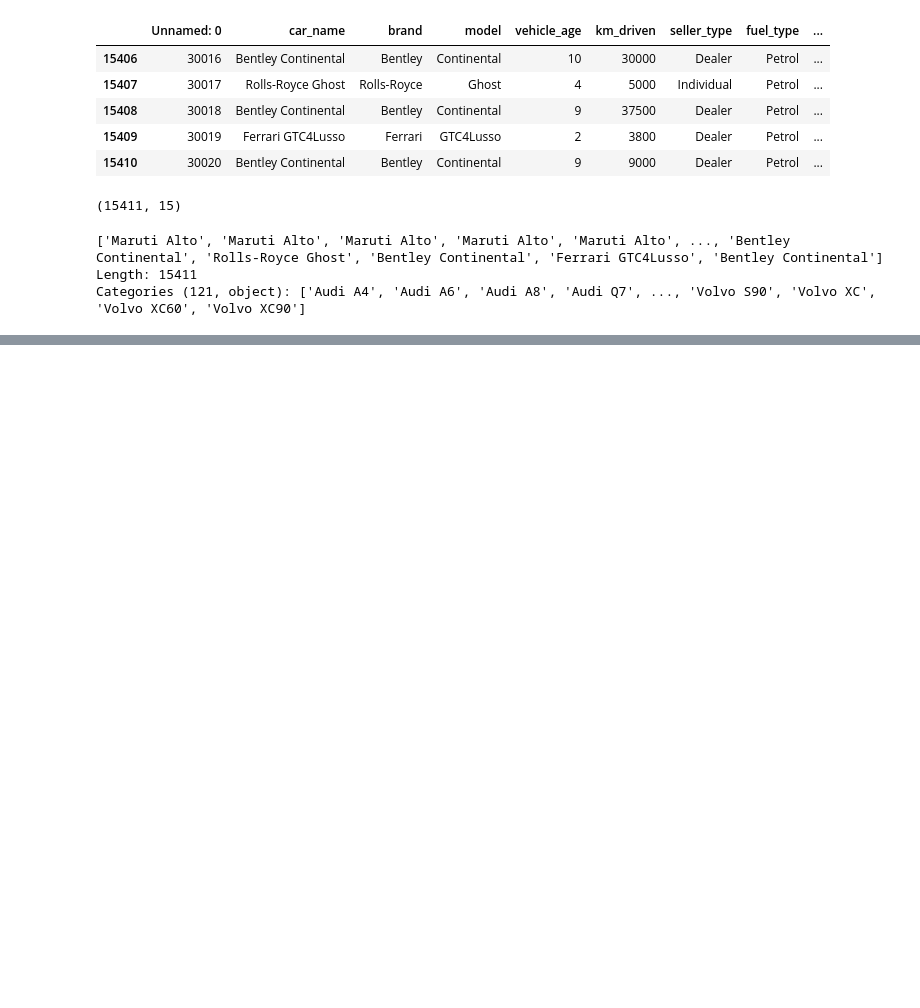
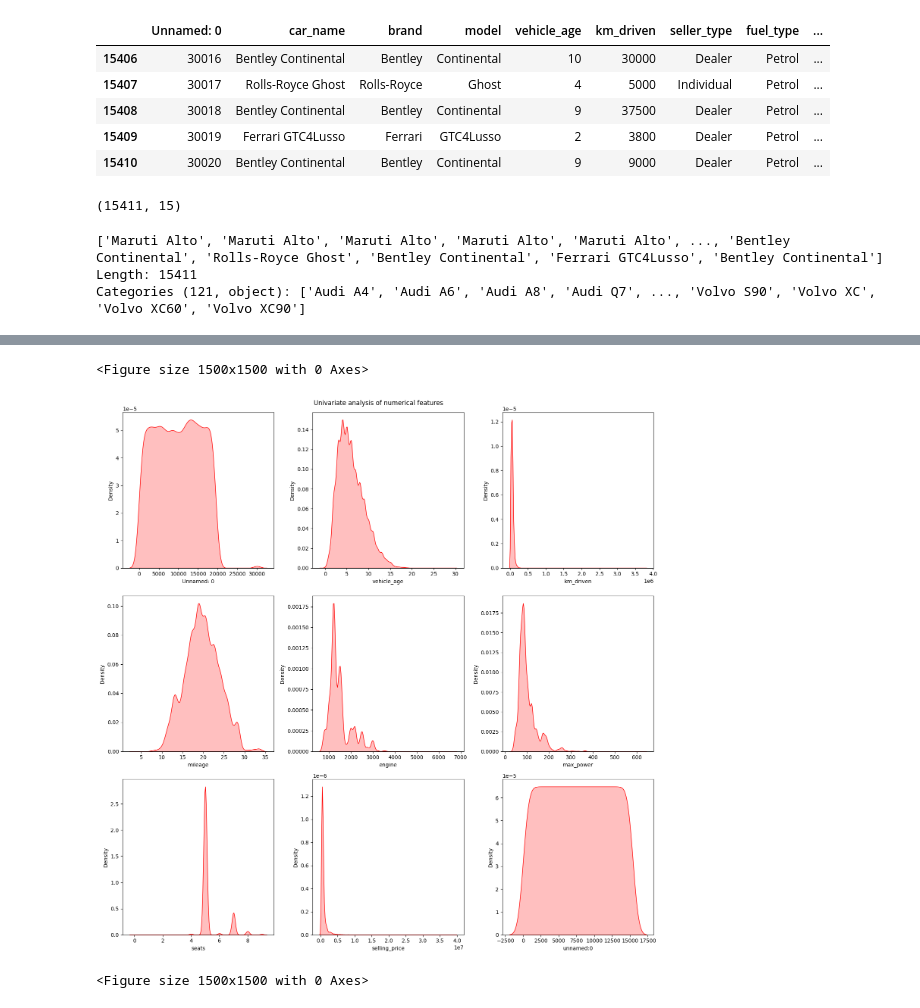
Before and after one commit to Kanishk-kh821/carpriceprediction, a Jupyter notebook: main.ipynb, the cells around one changed output, grey strips where cells are left out. Cells and saved outputs as stored; diff of their text form; code cells hidden in the pictures; blank space fills up the shorter version.

```diff
--- a/main.ipynb
+++ b/main.ipynb
@@ -190,0 +235,9 @@ Categories (121, object): ['Audi A4', 'Audi A6', 'Audi A8', 'Audi Q7', ..., 'Vol
+# %%
+
+#split numerical and categorical features
+numerical_features=[feature for feature in df.columns if df[feature].dtype !='O']
+categorical_features = [feature for feature in df.columns if df[feature].dtype =='O']
+print(f"there are {len(numerical_features)} numerical features named :{numerical_features}")
+print(f"there are {len(categorical_features)} categorical features named :{categorical_features}")
+df.isnull().sum()
+df.isnull().mean()
@@ -190,0 +275,14 @@ Categories (121, object): ['Audi A4', 'Audi A6', 'Audi A8', 'Audi Q7', ..., 'Vol
+# %%
+plt.figure(figsize=(15,15))
+plt.suptitle("Univariate analysis of numerical features")
+
+for i in range(len(numerical_features)):
+    plt.subplot(3,3,i+1)
+    sns.kdeplot(x= df[numerical_features[i]], color='r', shade =True)
+    plt.xlabel(numerical_features[i])
+    plt.tight_layout()
+plt.figure(figsize=(15,15))
+# %% [output]
+<Figure size 1500x1500 with 0 Axes>
+[figure, added]
+<Figure size 1500x1500 with 0 Axes>
```
Also changed, not shown: parts of 78 cells of this notebook, 2 other files.
